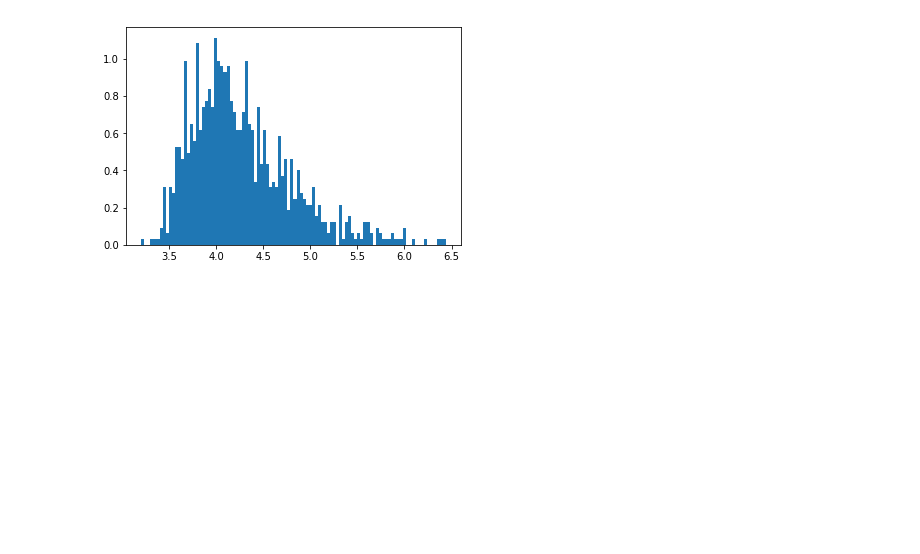
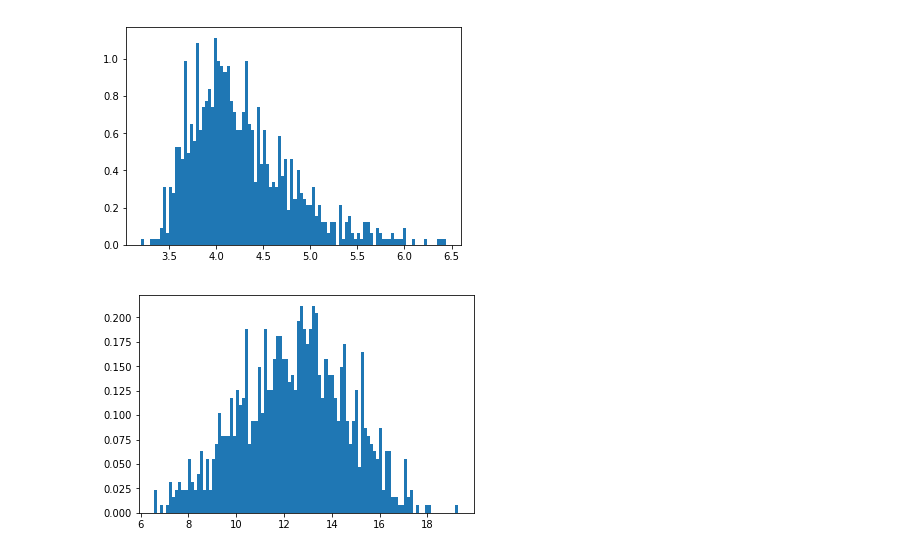
Before and after one commit to tmvanbelle/GitHubpropeersel, a Jupyter notebook: HW1.ipynb, the cells around one changed output. Cells and saved outputs as stored; diff of their text form; code cells hidden in the pictures; blank space fills up the shorter version.

```diff
--- a/HW1.ipynb
+++ b/HW1.ipynb
@@ -43,3 +43,9 @@ count, bins, ignored = plt.hist(x_samples, 100, density = True)
 plt.show()
 # %% [output]
 [figure]
+# %%
+normal_samples = np.exp((np.log(samples) - np.log(1/scale))**2)
+count, bins, ignored = plt.hist(normal_samples, 100, density = True)
+plt.show()
+# %% [output]
+[figure, added]
```
